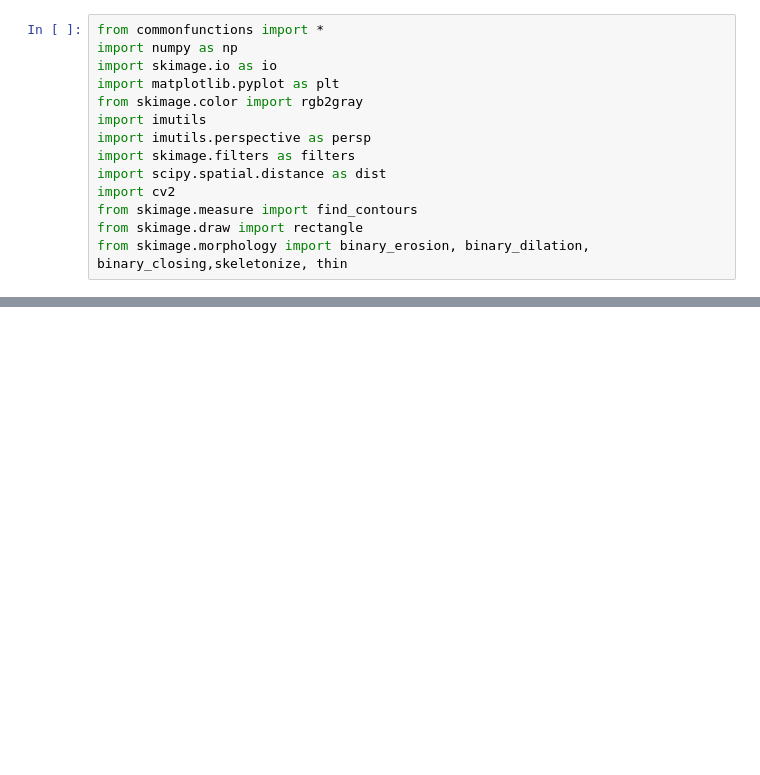
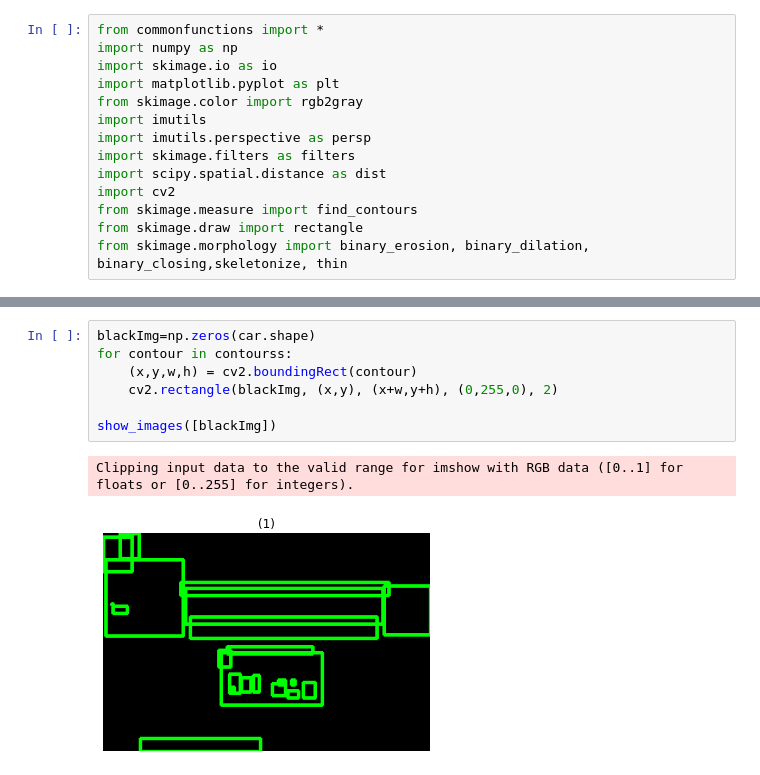
Before and after one commit to nadeenay/Car_Plate_Detection, a Jupyter notebook: main.ipynb, the cells around one changed output, grey strips where cells are left out. Drawn from its saved outputs; the diff is of its cells as text; blank space fills up the shorter version.

```diff
--- a/main.ipynb
+++ b/main.ipynb
@@ -83 +85,11 @@ Clipping input data to the valid range for imshow with RGB data ([0..1] for floa
+# %%
+blackImg=np.zeros(car.shape)
+for contour in contourss:
+    (x,y,w,h) = cv2.boundingRect(contour)
+    cv2.rectangle(blackImg, (x,y), (x+w,y+h), (0,255,0), 2)
+
+show_images([blackImg])
+# %% [output]
+Clipping input data to the valid range for imshow with RGB data ([0..1] for floats or [0..255] for integers).
+[figure, added]
 # %%
```
Also changed, not shown: parts of 12 cells of this notebook, 1 other file.
